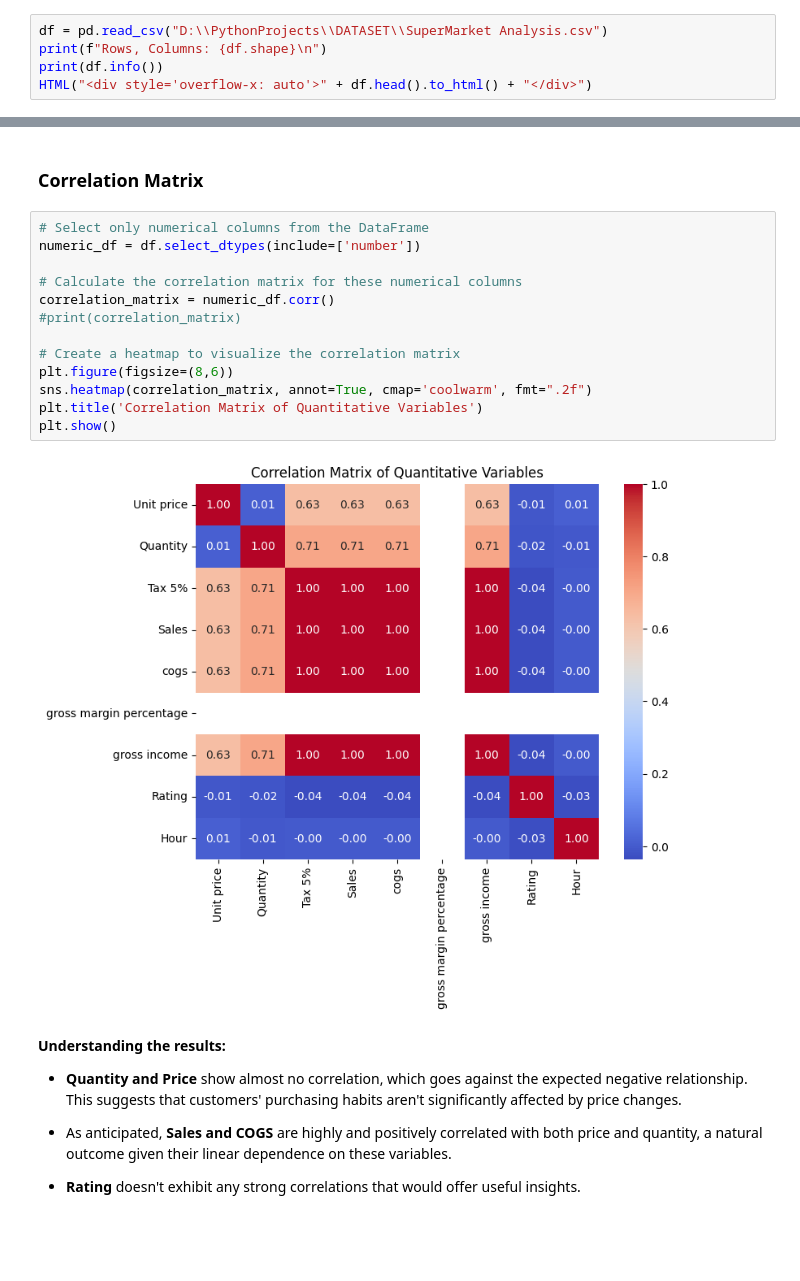
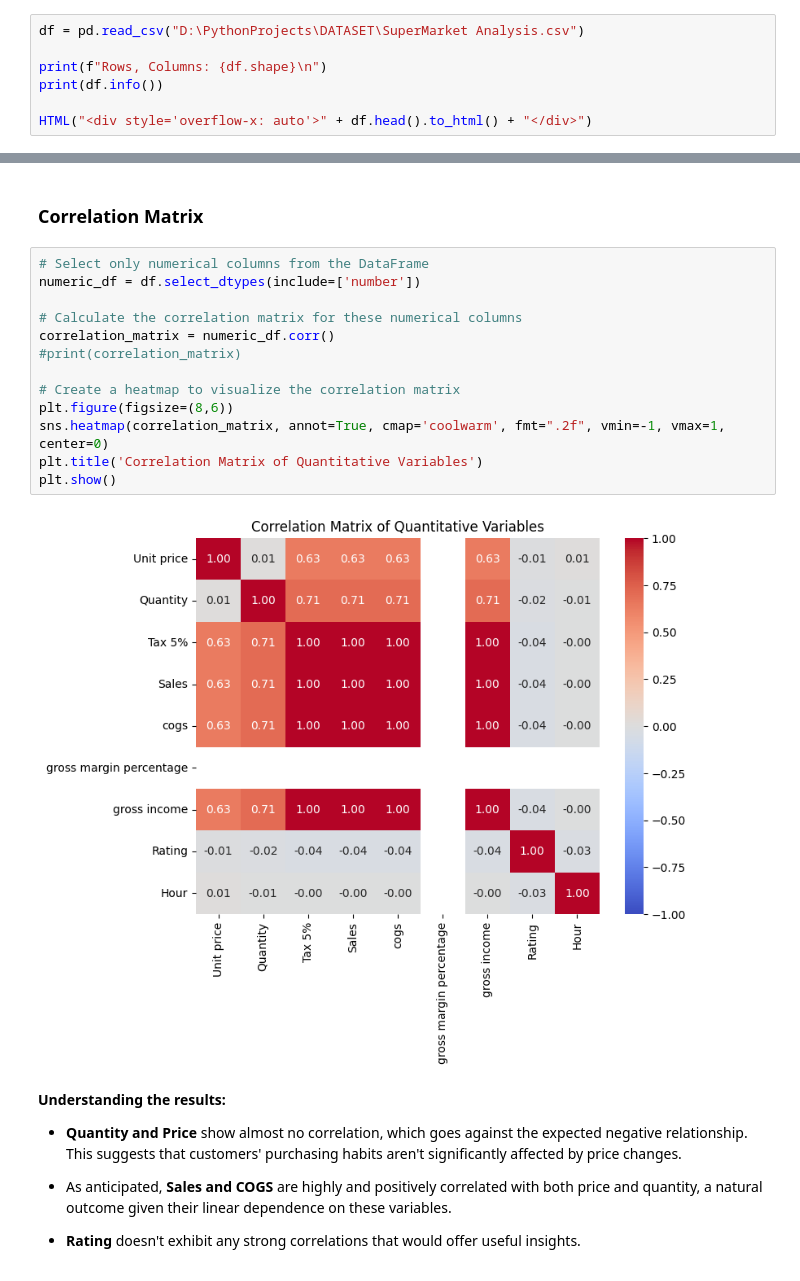
Before and after one commit to StefanoBgl/Supermarket-Sales-Analysis, a Jupyter notebook: [Completed] Understanding_Customer_Behavior_through_Sales_Data.ipynb, the cells around one changed output, grey strips where cells are left out. Saved outputs shown, nothing was run; the diff lists cells and outputs as text; blank space fills up the shorter version.

```diff
--- a/[Completed] Understanding_Customer_Behavior_through_Sales_Data.ipynb
+++ b/[Completed] Understanding_Customer_Behavior_through_Sales_Data.ipynb
@@ -55,9 +55,11 @@ import warnings
 # %% [markdown]
 ## Import dataset
 # %%
-df = pd.read_csv("D:\\PythonProjects\\DATASET\\SuperMarket Analysis.csv")
+df = pd.read_csv("D:\PythonProjects\DATASET\SuperMarket Analysis.csv")
+
 print(f"Rows, Columns: {df.shape}\n")
 print(df.info())
+
 HTML("<div style='overflow-x: auto'>" + df.head().to_html() + "</div>")
 # %% [output]
 Rows, Columns: (1000, 17)
@@ -372,18 +374,18 @@ The sales outliers, while representing the top 1% of transactions, aren't excess
 # %%
 # Select only numerical columns from the DataFrame
 numeric_df = df.select_dtypes(include=['number'])
 
 # Calculate the correlation matrix for these numerical columns
 correlation_matrix = numeric_df.corr()
 #print(correlation_matrix)
 
 # Create a heatmap to visualize the correlation matrix
 plt.figure(figsize=(8,6))
-sns.heatmap(correlation_matrix, annot=True, cmap='coolwarm', fmt=".2f")
+sns.heatmap(correlation_matrix, annot=True, cmap='coolwarm', fmt=".2f", vmin=-1, vmax=1, center=0)
 plt.title('Correlation Matrix of Quantitative Variables')
 plt.show()
 # %% [output]
-[figure, old version]
+[figure, new version]
 # %% [markdown]
 **Understanding the results:**
 
```
